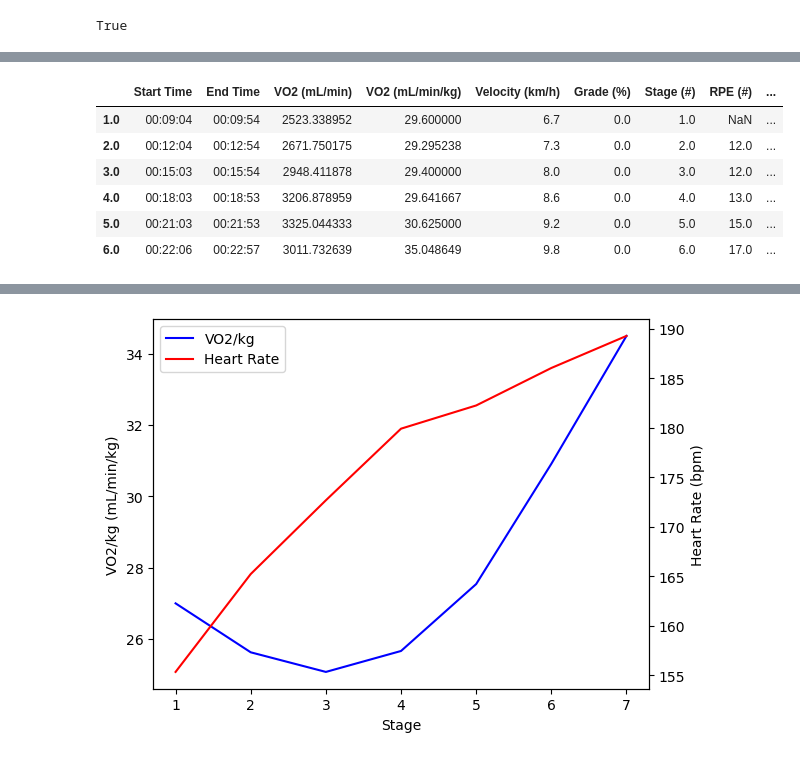
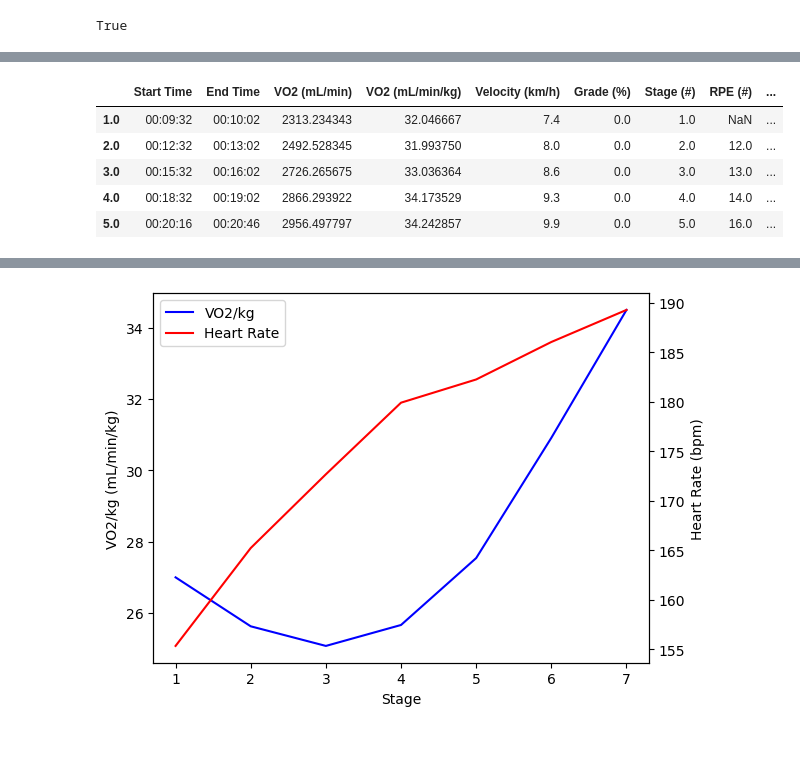
Before and after one commit to myschne/SI485Project, a Jupyter notebook: MIPACEFeatExt.ipynb, the cells around one changed output, grey strips where cells are left out. Drawn from its saved outputs; the diff is of its cells as text; code cells hidden in the pictures.

Commit message:
window size test function

```diff
--- a/MIPACEFeatExt.ipynb
+++ b/MIPACEFeatExt.ipynb
@@ -268,7 +268,6 @@ VO2_outcome_df
 | TR000110_20220428 | 3101.568758 | 38.479310 | False | 1900-01-01 00:22:27 | 1900-01-01 00:22:57 | 0.979310 | ... |
 | TR000110_20220901 | 3177.066873 | 36.687097 | False | 1900-01-01 00:22:22 | 1900-01-01 00:22:52 | 0.990645 | ... |
 # %%
-window_size_seconds = 50
 columns = ["Start Time",
         "End Time",
         "VO2 (mL/min)",
@@ -288,12 +287,12 @@ dtypes = {
     "Reach Steady State? T/F": "boolean"
 }
 def is_steady_state(O2_series):
-    variance = O2_series.var()
-    threshold = 0.02 * O2_series.mean()  # 2% of the mean value
+    variance = O2_series.std()/O2_series.mean()
+    threshold = 0.02
     return variance < threshold
 
 
-def get_stage_metrics(stage_df, summary_df):
+def get_stage_metrics(stage_df, summary_df,window_size_seconds):
     if stage_df.empty:
         print(f"Warning: Empty DataFrame for stage {stage_df.name}")
         return
@@ -335,33 +334,35 @@ def get_stage_metrics(stage_df, summary_df):
     summary_df.loc[stage_df.name, 'Reach Steady State? T/F'] = is_steady_state(stage_df[stage_df['t'] >= start_time]['VO2'])
     summary_df.loc[stage_df.name, 'O2 variance'] = stage_df[stage_df['t'] >= start_time]['VO2'].var()
 
-def create_test_summary(test_df):
+def create_test_summary(test_df,window_size_seconds):
     df = pd.DataFrame(columns=columns).astype(dtypes)
-    test_df.groupby('Stage').apply(get_stage_metrics, df)
+    test_df.groupby('Stage').apply(get_stage_metrics, df, window_size_seconds)
     return df
 # %%
 
 #Create nested dictionary to store test summaries
 #Outer dictionary key is the participant ID
 #Inner dictionary key is the visit number
 #Inner dictionary value is the test summary DataFrame (grouped by stage)
-summaries = {}
-for participant_id, df in participant_df.items():
-    id = participant_id.split('_')[0]  #Extract the first part of the participant ID (id)
-    if id not in summaries:
-        summaries[id] = {}
-        summaries[id][1] = create_test_summary(df)
-    else:
-        next_visit = max(summaries[id].keys()) + 1
-        summaries[id][next_visit] = create_test_summary(df)
+def create_summaries_dfs(window_size_seconds = 30):
+    summaries = {}
+    for participant_id, df in participant_df.items():
+        id = participant_id.split('_')[0]  #Extract the first part of the participant ID (id)
+        if id not in summaries:
+            summaries[id] = {}
+            summaries[id][1] = create_test_summary(df,window_size_seconds)
+        else:
+            next_visit = max(summaries[id].keys()) + 1
+            summaries[id][next_visit] = create_test_summary(df,window_size_seconds)
 
+    return summaries
 
-summaries['TR000100'][2]
+summaries = create_summaries_dfs()
+summaries['TR000103'][2]
 # %% [output]
 |  | Start Time | End Time | VO2 (mL/min) | VO2 (mL/min/kg) | Velocity (km/h) | Grade (%) | Stage (#) | RPE (#) | ... |
-| 1.0 | 00:09:04 | 00:09:54 | 2523.338952 | 29.600000 | 6.7 | 0.0 | 1.0 | NaN | ... |
-| 2.0 | 00:12:04 | 00:12:54 | 2671.750175 | 29.295238 | 7.3 | 0.0 | 2.0 | 12.0 | ... |
-| 3.0 | 00:15:03 | 00:15:54 | 2948.411878 | 29.400000 | 8.0 | 0.0 | 3.0 | 12.0 | ... |
-| 4.0 | 00:18:03 | 00:18:53 | 3206.878959 | 29.641667 | 8.6 | 0.0 | 4.0 | 13.0 | ... |
-| 5.0 | 00:21:03 | 00:21:53 | 3325.044333 | 30.625000 | 9.2 | 0.0 | 5.0 | 15.0 | ... |
-| 6.0 | 00:22:06 | 00:22:57 | 3011.732639 | 35.048649 | 9.8 | 0.0 | 6.0 | 17.0 | ... |
+| 1.0 | 00:09:32 | 00:10:02 | 2313.234343 | 32.046667 | 7.4 | 0.0 | 1.0 | NaN | ... |
+| 2.0 | 00:12:32 | 00:13:02 | 2492.528345 | 31.993750 | 8.0 | 0.0 | 2.0 | 12.0 | ... |
+| 3.0 | 00:15:32 | 00:16:02 | 2726.265675 | 33.036364 | 8.6 | 0.0 | 3.0 | 13.0 | ... |
+| 4.0 | 00:18:32 | 00:19:02 | 2866.293922 | 34.173529 | 9.3 | 0.0 | 4.0 | 14.0 | ... |
+| 5.0 | 00:20:16 | 00:20:46 | 2956.497797 | 34.242857 | 9.9 | 0.0 | 5.0 | 16.0 | ... |
```
Also changed, not shown: parts of 1 cell of this notebook.
